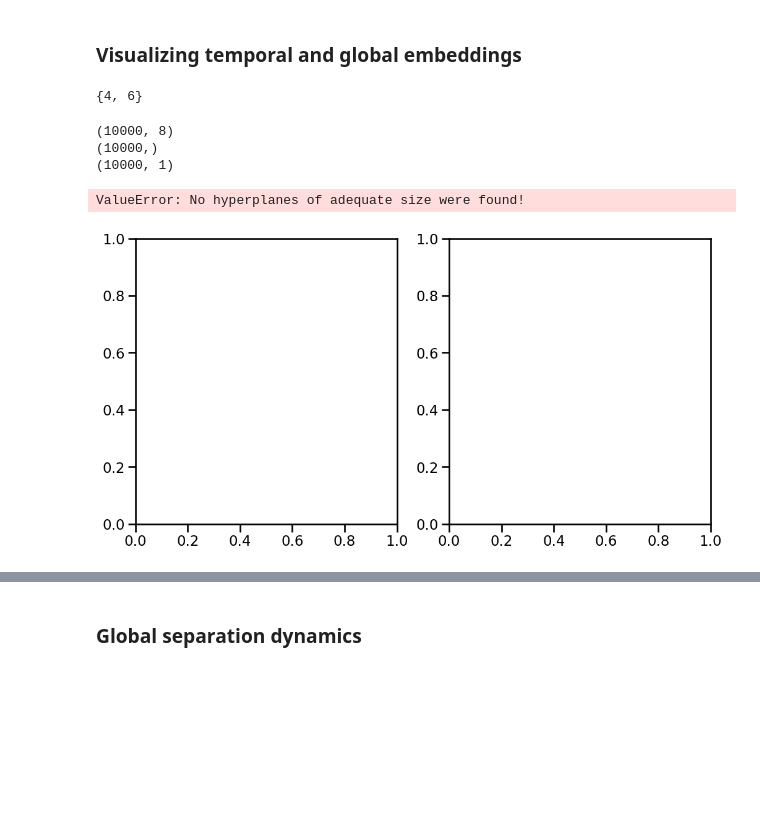
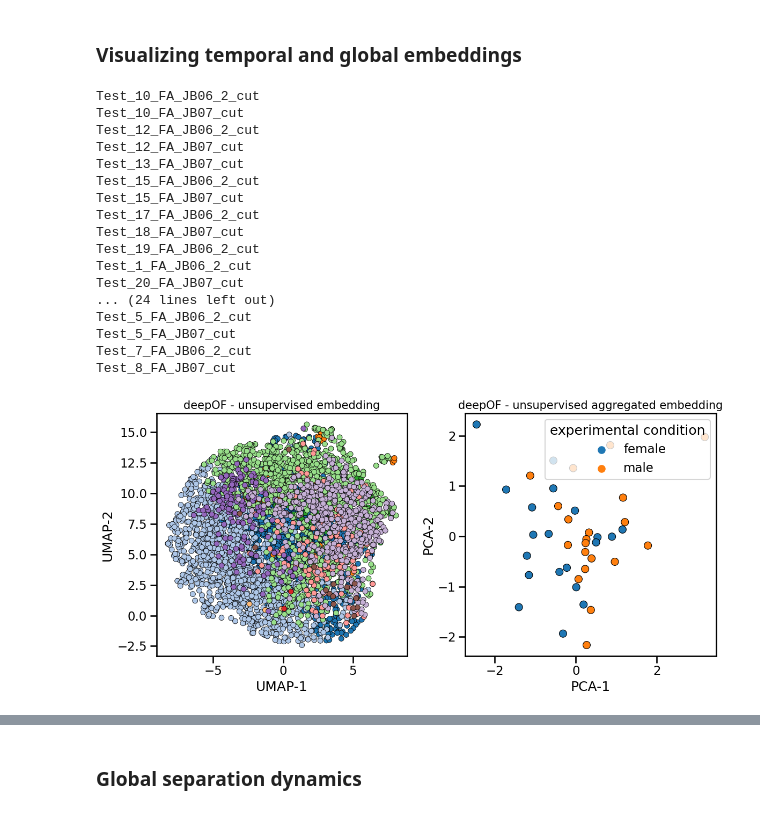
Before and after one commit to mlfpm/deepof, a Jupyter notebook: docs/source/tutorial_notebooks/deepof_unsupervised_tutorial.ipynb, the cells around one changed output, grey strips where cells are left out. Drawn from its saved outputs; the diff is of its cells as text; code cells hidden in the pictures; blank space fills up the shorter version.

Commit message:
Extended visualization plots to multiple experimental conditions

```diff
--- a/docs/source/tutorial_notebooks/deepof_unsupervised_tutorial.ipynb
+++ b/docs/source/tutorial_notebooks/deepof_unsupervised_tutorial.ipynb
@@ -55,6 +62,5 @@ tt = (tt[0][:25000], tt[1][:25000], tt[2][:25000], tt[3][:25000])
 # %%
 # SAME HERE: Last section of the last tutorial should explore tensor and graph preprocessing
-
 from deepof.utils import connect_mouse_topview
 import networkx as nx
 
@@ -67,7 +73,7 @@ pp, G, to_preprocess, global_scaler = my_deepof_project.get_graph_dataset(
 )
 
 adj = nx.adjacency_matrix(G).todense()
-pp = (pp[0][:25000], pp[1][:25000], pp[2][:25000], pp[3][:25000], pp[4][:25000], pp[5][:25000])
+#pp = (pp[0][:25000], pp[1][:25000], pp[2][:25000], pp[3][:25000], pp[4][:25000], pp[5][:25000])
 # %%
 #What happens if we use a two-stage normalization approach?
 # 1) Normalize within animals to get rid of body size effects
@@ -80,8 +86,8 @@ pp = (pp[0][:25000], pp[1][:25000], pp[2][:25000], pp[3][:25000], pp[4][:25000],
 cons = my_deepof_project.deep_unsupervised_embedding(
     pp,
     adjacency_matrix=adj,
-    embedding_model="VQVAE",
-    epochs=0,
+    embedding_model="VaDE",
+    epochs=2,
     encoder_type="recurrent",
     n_components=15,
     latent_dim=8,
@@ -90,6 +96,6 @@ cons = my_deepof_project.deep_unsupervised_embedding(
     batch_size=128,
     kmeans_loss=0.0,
     reg_cat_clusters=0.0,
-    pretrained="deepof_FC_project_files/Trained_models/deepof_unsupervised_VQVAE_recurrent_encodings_input_type=graph_kmeans_loss=0.0_encoding=8_k=15_20230126-094309_final_weights.h5",
+    pretrained="deepof_FC_project_files/Trained_models/train_models/trained_weights/deepof_unsupervised_VaDE_recurrent_encodings_input_type=graph_kmeans_loss=0.0_encoding=8_k=15_20230126-094309_final_weights.h5",
 )
 # %% [output]
@@ -114,15 +121,19 @@ cons.vade.summary()
 # %% [markdown]
 ### Visualizing temporal and global embeddings
 # %%
-# embeddings = {}
-# soft_counts = {}
+# ENCAPSULATE INTO A FUNCTION FOR INFERENCE PER VIDEO
+# IT SHOULD ALSO GENERATE PROPER BREAKS AND BE INTEGRATED INTO THE CLI SCRIPT
+# IT SHOULD ALSO ALLOW FOR BOTH GRAPH AND NON-GRAPH INPUT
+
+embeddings = {}
+soft_counts = {}
 
 for key in my_deepof_project.get_exp_conditions.keys():
 
     print(key)
 
     dd, _, _, _ = my_deepof_project.get_graph_dataset(
-        animal_id="B",
+      #  animal_id="B",
         precomputed_tab_dict=to_preprocess.filter_videos([key]),
         preprocess=True,
         scale="standard",
@@ -142,3 +153,21 @@ for key in my_deepof_project.get_exp_conditions.keys():
 
     embeddings[key] = cons.encoder([dd[0], dd[1]])
     soft_counts[key] = cons.grouper([dd[0], dd[1]])
+# %% [output]
+Test_10_FA_JB06_2_cut
+Test_10_FA_JB07_cut
+Test_12_FA_JB06_2_cut
+Test_12_FA_JB07_cut
+Test_13_FA_JB07_cut
+Test_15_FA_JB06_2_cut
+Test_15_FA_JB07_cut
+Test_17_FA_JB06_2_cut
+Test_18_FA_JB07_cut
+Test_19_FA_JB06_2_cut
+Test_1_FA_JB06_2_cut
+Test_20_FA_JB07_cut
+... (24 lines left out)
+Test_5_FA_JB06_2_cut
+Test_5_FA_JB07_cut
+Test_7_FA_JB06_2_cut
+Test_8_FA_JB07_cut
@@ -171,47 +174,42 @@ for key in my_deepof_project.get_exp_conditions.keys():
 # %%
-# import numpy as np
-# breaks = {
-#     key: get_patched_breaks(key) for key in my_deepof_project.get_exp_conditions.keys()
-# }
+import numpy as np
+embeddings = {key:val.numpy() for key, val in embeddings.items()}
+soft_counts = {key:val.numpy() for key, val in soft_counts.items()}
+breaks = {key: np.ones(soft_counts[key].shape[0]).astype(int) for key in soft_counts.keys()}
-# %%
-set(soft_counts['Test_10_FA_JB06_2_cut'].numpy().argmax(axis=1))
-# %% [output]
-{4, 6}
 # %%
 import matplotlib.pyplot as plt
 import seaborn as sns
 
 fig, (ax1, ax2) = plt.subplots(1, 2, figsize=(12, 6))
 sns.set_context("talk")
 
 deepof.visuals.plot_embeddings(
     my_deepof_project,
     embeddings,
     soft_counts,
     breaks,
     aggregate_experiments=False,
+    samples=100,
     ax=ax1,
     save=False, # Set to True, or give a custom name, to save the plot
 )
 
 deepof.visuals.plot_embeddings(
     my_deepof_project,
     embeddings,
     soft_counts,
     breaks,
-    aggregate_experiments="median",
+    aggregate_experiments="time on cluster",
+    exp_condition="Sex",
+    show_aggregated_density=False,
     ax=ax2,
     save=False, # Set to True, or give a custom name, to save the plot,
 )
 
 plt.tight_layout()
 plt.show()
 # %% [output]
-(10000, 8)
-(10000,)
-(10000, 1)
-ValueError: No hyperplanes of adequate size were found!
-[figure, old version]
+[figure, new version]
 # %%
 from IPython import display
 
```
Also changed, not shown: parts of 40 cells of this notebook, 1 other file.
